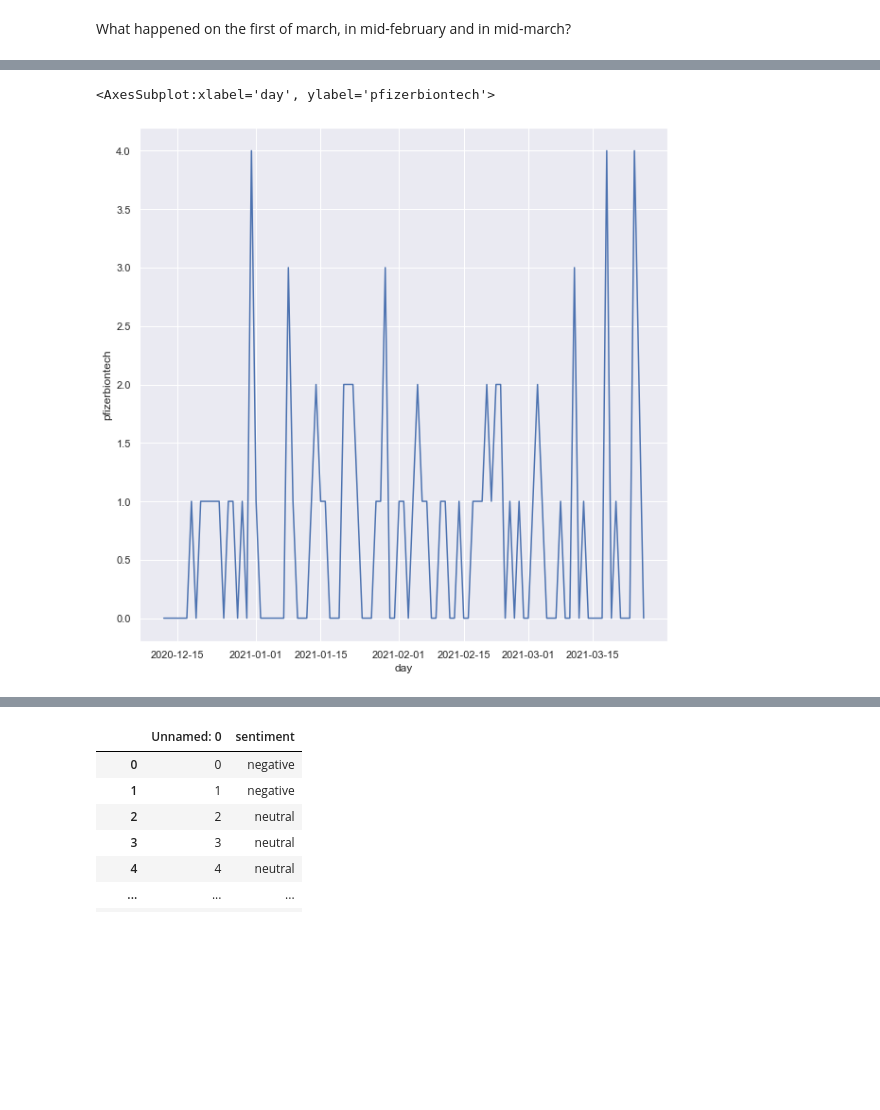
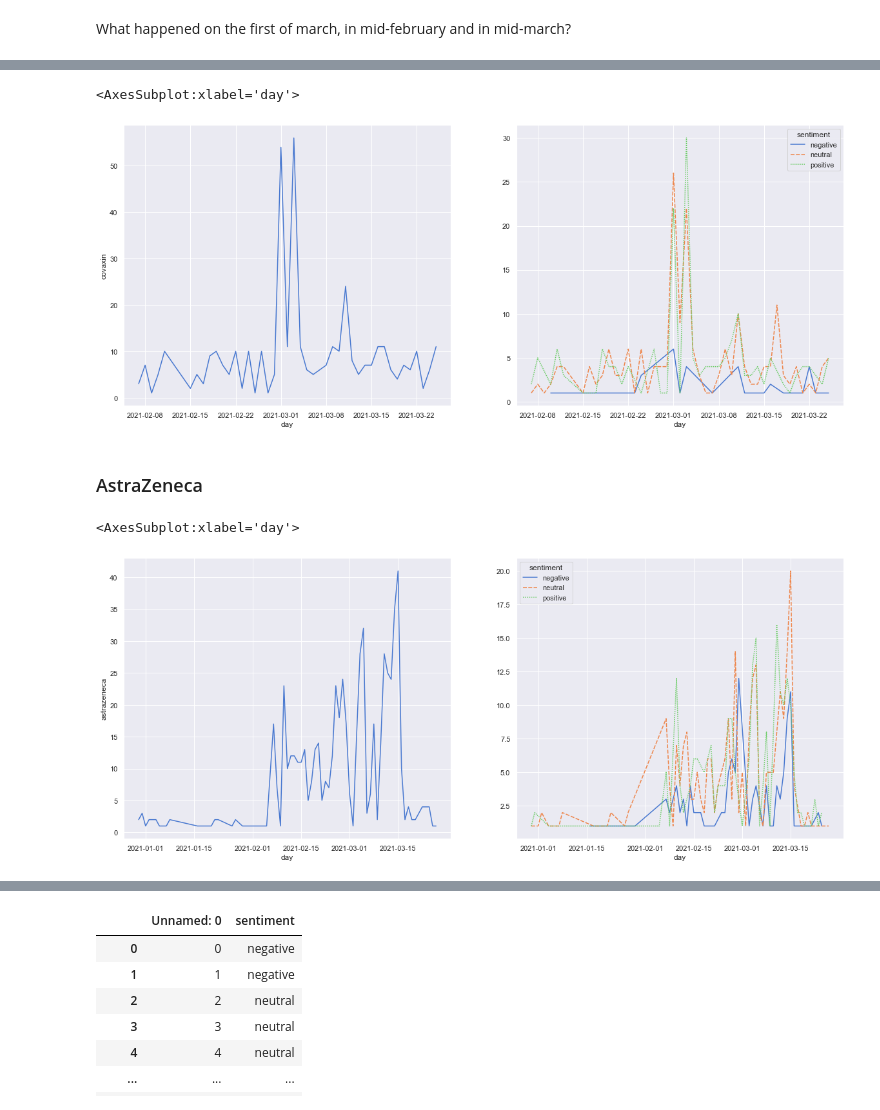
Before and after one commit to BiBa-01/Capstone_Covid, a Jupyter notebook: TweetsEDA.ipynb, the cells around one changed output, grey strips where cells are left out. Cells and saved outputs as stored; diff of their text form; code cells hidden in the pictures; blank space fills up the shorter version.

```diff
--- a/TweetsEDA.ipynb
+++ b/TweetsEDA.ipynb
@@ -760,11 +749,3 @@ df_tweety.text = df_tweety.text.apply(lambda x:' '.join([word for word in x.spli
-# %%
-# stemming
-stemmer = PorterStemmer()
-df_tweety.text = df_tweety.text.apply(lambda x: ' '.join([stemmer.stem(word) for word in x.split() ]))
-# %%
-# lemmazation
-lemmatizer = WordNetLemmatizer()
-df_tweety.text = df_tweety.text.apply(lambda x: ' '.join([lemmatizer.lemmatize(word) for word in x.split() ]))
 # %% [markdown]
 Try to turn abbreviations into regular strings
 # %%
@@ -852,0 +900,10 @@ df_merge
+# %%
+# TextBlob - Python library for processing textual data
+from textblob import TextBlob
+
+# Matplotlib - plotting library to create graphs and charts
+import matplotlib.pyplot as plt
+
+# Settings for Matplotlib graphs and charts
+from pylab import rcParams
+rcParams['figure.figsize'] = 12, 8
@@ -869,7 +991,10 @@ plt.show()
 # %%
-#Create subframes for plotting based on hashtag-bools
+#Create subframes for plotting the sentiments relative to specific vaccines
 df_moderna = df_tweety_vaccs[(df_tweety_vaccs['moderna']==True)]
 df_moderna1 = df_moderna[['moderna', 'sentiment']]
+
+df_covaxin = df_tweety_vaccs[(df_tweety_vaccs['covaxin']==True)]
+df_covaxin1 = df_covaxin[['covaxin', 'sentiment']]
 
 df_vacc = df_tweety_vaccs[(df_tweety_vaccs['vaccine']==True) |
                           (df_tweety_vaccs['vaccinated']==True) |
@@ -891,9 +1016,7 @@ df_biontech = df_tweety_vaccs[(df_tweety_vaccs['pfizerbiontech']==True)|
 df_biontech1 = df_biontech[['sentiment']]
 
 df_astrazeneca = df_tweety_vaccs[(df_tweety_vaccs['astrazeneca']==True)|
-                                (df_tweety_vaccs['oxfordastrazeneca']==True)|
-                                (df_tweety_vaccs['moderna']==True)]
-
+                                (df_tweety_vaccs['oxfordastrazeneca']==True)]
 df_astrazeneca1 = df_astrazeneca[['sentiment']]
 
 df_sputnik = df_tweety_vaccs[(df_tweety_vaccs['sputnikv']==True)]
@@ -1028,9 +1160,34 @@ sns.lineplot(x="day", y="moderna", data=moderna);
 # %%
-pfizer = df_tweety_vaccs.groupby(['day'])['pfizerbiontech'].sum()#, index='day', columns=['sentiment'], values='index', aggfunc=pd.Series.nunique)
-pfizer = pd.DataFrame(pfizer).reset_index()
+covaxin1 = df_covaxin.groupby(['day'])['covaxin'].sum()#, index='day', columns=['sentiment'], values='index', aggfunc=pd.Series.nunique)
+covaxin1 = pd.DataFrame(covaxin1).reset_index()
 
-f, ax = plt.subplots(1,1, figsize=(10, 10))
-sns.lineplot(x="day", y="pfizerbiontech", data=pfizer)
+covaxin2 = pd.pivot_table(df_covaxin, index='day', columns='sentiment', values='index', aggfunc=pd.Series.nunique)
+
+plt.figure(figsize = (20, 8))
+
+plt.subplot(1, 2, 1)
+sns.lineplot(x="day", y="covaxin", data=covaxin1)
+
+plt.subplot(1, 2, 2)
+sns.lineplot(data=covaxin2)
 # %% [output]
-<AxesSubplot:xlabel='day', ylabel='pfizerbiontech'>
+<AxesSubplot:xlabel='day'>
-[figure, old version]
+[figure, new version]
+# %% [markdown]
+### AstraZeneca
+# %%
+astrazeneca1 = df_astrazeneca.groupby(['day'])['astrazeneca'].count()#, index='day', columns=['sentiment'], values='index', aggfunc=pd.Series.nunique)
+astrazeneca1 = pd.DataFrame(astrazeneca1).reset_index()
+
+astrazeneca = pd.pivot_table(df_astrazeneca, index='day', columns='sentiment', values='index', aggfunc=pd.Series.nunique)
+
+plt.figure(figsize = (20, 8))
+
+plt.subplot(1, 2, 1)
+sns.lineplot(x="day", y="astrazeneca", data=astrazeneca1)
+
+plt.subplot(1, 2, 2)
+sns.lineplot(data=astrazeneca)
+# %% [output]
+<AxesSubplot:xlabel='day'>
+[figure, added]
```
Also changed, not shown: parts of 88 cells of this notebook, 3 other files.
